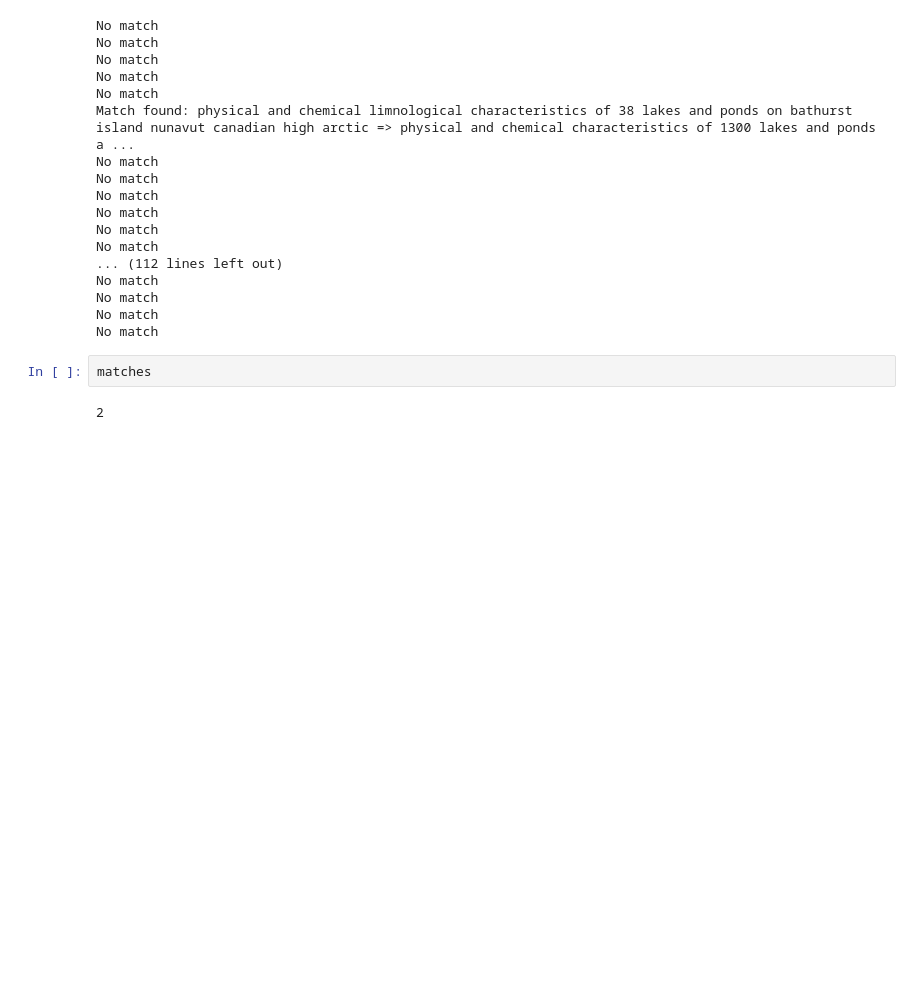
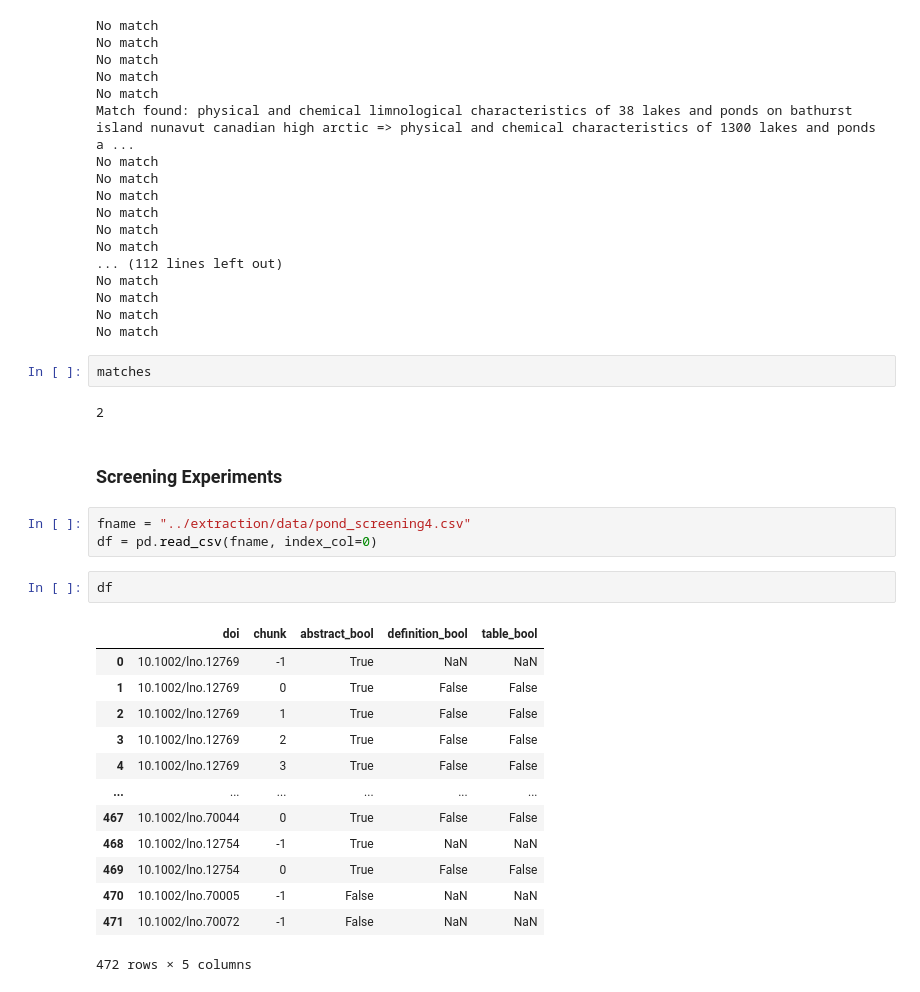
Before and after one commit to kevinqnb/systematic-review, a Jupyter notebook: examples/results.ipynb, the cells around one changed output. Cells and saved outputs as stored; diff of their text form; blank space fills up the shorter version.

```diff
--- a/examples/results.ipynb
+++ b/examples/results.ipynb
@@ -140,3 +140,24 @@ No match
 matches
 # %% [output]
 2
+# %% [markdown]
+### Screening Experiments
+# %%
+fname = "../extraction/data/pond_screening4.csv"
+df = pd.read_csv(fname, index_col=0)
+# %%
+df
+# %% [output]
+|  | doi | chunk | abstract_bool | definition_bool | table_bool |
+| 0 | 10.1002/lno.12769 | -1 | True | NaN | NaN |
+| 1 | 10.1002/lno.12769 | 0 | True | False | False |
+| 2 | 10.1002/lno.12769 | 1 | True | False | False |
+| 3 | 10.1002/lno.12769 | 2 | True | False | False |
+| 4 | 10.1002/lno.12769 | 3 | True | False | False |
+| ... | ... | ... | ... | ... | ... |
+| 467 | 10.1002/lno.70044 | 0 | True | False | False |
+| 468 | 10.1002/lno.12754 | -1 | True | NaN | NaN |
+| 469 | 10.1002/lno.12754 | 0 | True | False | False |
+| 470 | 10.1002/lno.70005 | -1 | False | NaN | NaN |
+| 471 | 10.1002/lno.70072 | -1 | False | NaN | NaN |
+472 rows × 5 columns
```
Also changed, not shown: parts of 4 cells of this notebook, 13 other files.
